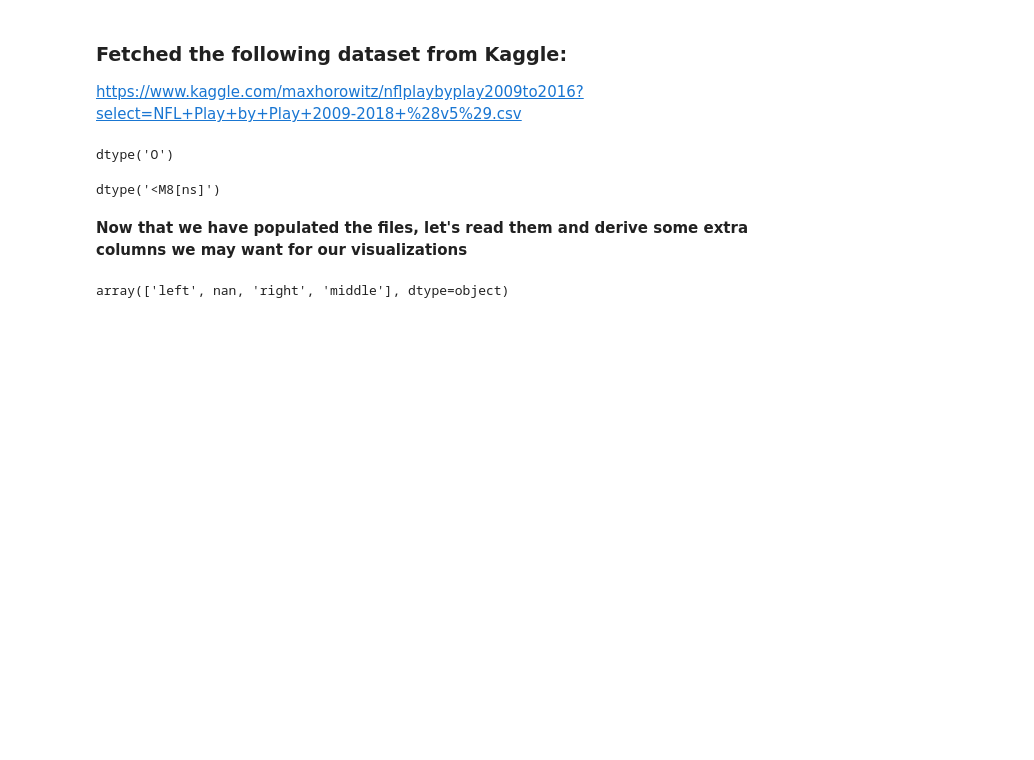
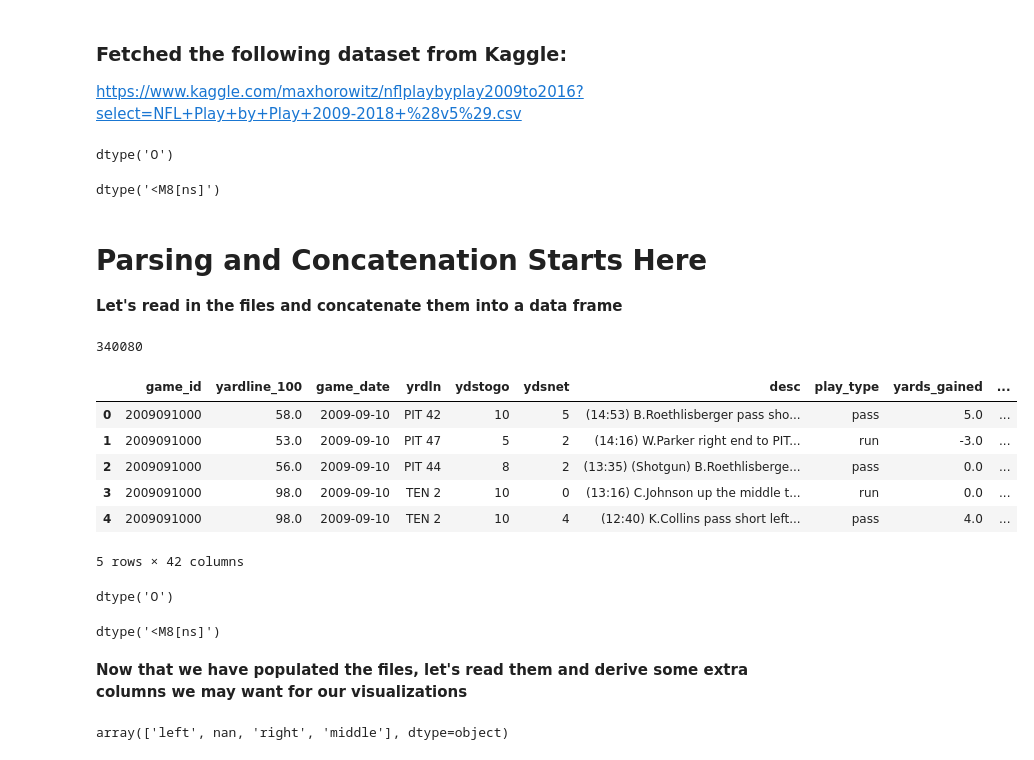
Before and after one commit to sistlasre/football_analysis, a Jupyter notebook: Football_Analysis_Final.ipynb, the cells around one changed output. Drawn from its saved outputs; the diff is of its cells as text; code cells hidden in the pictures; blank space fills up the shorter version.

```diff
--- a/Football_Analysis_Final.ipynb
+++ b/Football_Analysis_Final.ipynb
@@ -39,3 +42,6 @@ df['season'] = df['game_date'].map(convertGameDateToSeason)
 # Let's save all the plays by season for easy consumption later
 for year in df['season'].unique():
     df[df['season'] == year].to_csv(f"season_datasets/{year}_plays.csv", index=False)
+# %% [markdown]
+# Parsing and Concatenation Starts Here
+__Let's read in the files and concatenate them into a data frame__
@@ -41,0 +51,23 @@ for year in df['season'].unique():
+# %%
+# Season files are stored in the season_datasets folder and they go from 2009-2018
+df = pd.concat([pd.read_csv(f"season_datasets/{season}_plays.csv") for season in range(2009, 2019)], ignore_index=True)
+# %%
+# Let's confirm we imported properly
+len(df)
+# %% [output]
+340080
+# %%
+df.head(5)
+# %% [output]
+|  | game_id | yardline_100 | game_date | yrdln | ydstogo | ydsnet | desc | play_type | yards_gained | ... |
+| 0 | 2009091000 | 58.0 | 2009-09-10 | PIT 42 | 10 | 5 | (14:53) B.Roethlisberger pass sho... | pass | 5.0 | ... |
+| 1 | 2009091000 | 53.0 | 2009-09-10 | PIT 47 | 5 | 2 | (14:16) W.Parker right end to PIT... | run | -3.0 | ... |
+| 2 | 2009091000 | 56.0 | 2009-09-10 | PIT 44 | 8 | 2 | (13:35) (Shotgun) B.Roethlisberge... | pass | 0.0 | ... |
+| 3 | 2009091000 | 98.0 | 2009-09-10 | TEN 2 | 10 | 0 | (13:16) C.Johnson up the middle t... | run | 0.0 | ... |
+| 4 | 2009091000 | 98.0 | 2009-09-10 | TEN 2 | 10 | 4 | (12:40) K.Collins pass short left... | pass | 4.0 | ... |
+5 rows × 42 columns
+# %%
+# Let's check the type of game date as we want to ensure it is a datetime object
+df.dtypes['game_date']
+# %% [output]
+dtype('O')
@@ -42,3 +77,8 @@ for year in df['season'].unique():
+# %%
+# Let's double check
+df.dtypes['game_date']
+# %% [output]
+dtype('<M8[ns]')
 # %% [markdown]
 __Now that we have populated the files, let's read them and derive some extra columns we may want for our visualizations__
 # %%
```
Also changed, not shown: parts of 41 cells of this notebook.
